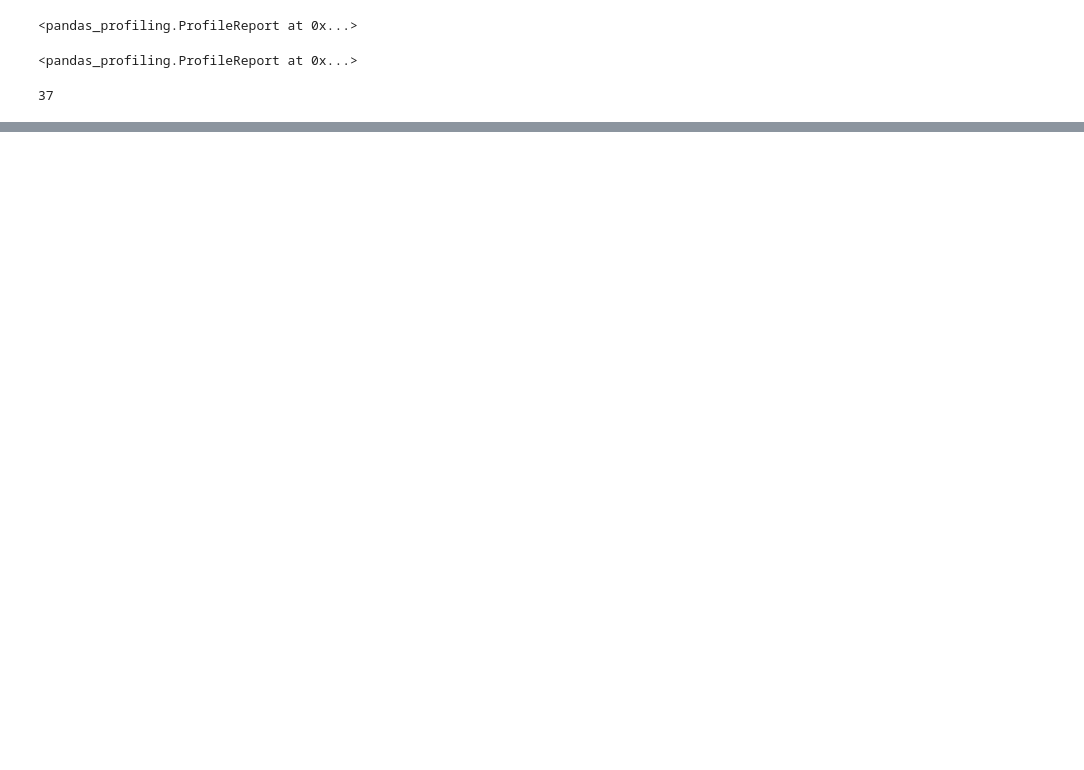
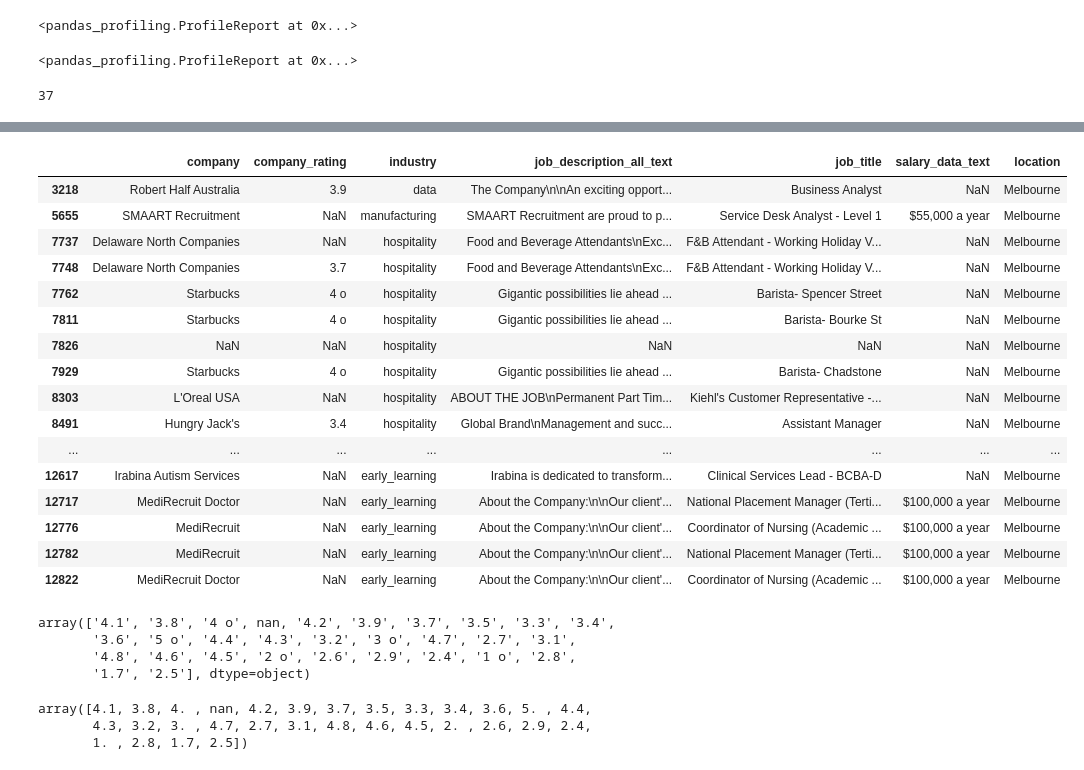
Before and after one commit to LydiaPeabody/job-description-gender-analysis, a Jupyter notebook: JD_analysis.ipynb, the cells around one changed output, grey strips where cells are left out. Saved outputs shown, nothing was run; the diff lists cells and outputs as text; code cells hidden in the pictures; blank space fills up the shorter version.

```diff
--- a/JD_analysis.ipynb
+++ b/JD_analysis.ipynb
@@ -106,0 +108,20 @@ jobs_nona[jobs_nona.company.isna()]
+# %%
+duplicate_jds[duplicate_jds.duplicated('job_description_all_text')]
+# %% [output]
+|  | company | company_rating | industry | job_description_all_text | job_title | salary_data_text | location |
+| 3218 | Robert Half Australia | 3.9 | data | The Company\n\nAn exciting opport... | Business Analyst | NaN | Melbourne |
+| 5655 | SMAART Recruitment | NaN | manufacturing | SMAART Recruitment are proud to p... | Service Desk Analyst - Level 1 | $55,000 a year | Melbourne |
+| 7737 | Delaware North Companies | NaN | hospitality | Food and Beverage Attendants\nExc... | F&B Attendant - Working Holiday V... | NaN | Melbourne |
+| 7748 | Delaware North Companies | 3.7 | hospitality | Food and Beverage Attendants\nExc... | F&B Attendant - Working Holiday V... | NaN | Melbourne |
+| 7762 | Starbucks | 4 o | hospitality | Gigantic possibilities lie ahead ... | Barista- Spencer Street | NaN | Melbourne |
+| 7811 | Starbucks | 4 o | hospitality | Gigantic possibilities lie ahead ... | Barista- Bourke St | NaN | Melbourne |
+| 7826 | NaN | NaN | hospitality | NaN | NaN | NaN | Melbourne |
+| 7929 | Starbucks | 4 o | hospitality | Gigantic possibilities lie ahead ... | Barista- Chadstone | NaN | Melbourne |
+| 8303 | L'Oreal USA | NaN | hospitality | ABOUT THE JOB\nPermanent Part Tim... | Kiehl's Customer Representative -... | NaN | Melbourne |
+| 8491 | Hungry Jack's | 3.4 | hospitality | Global Brand\nManagement and succ... | Assistant Manager | NaN | Melbourne |
+| ... | ... | ... | ... | ... | ... | ... | ... |
+| 12617 | Irabina Autism Services | NaN | early_learning | Irabina is dedicated to transform... | Clinical Services Lead - BCBA-D | NaN | Melbourne |
+| 12717 | MediRecruit Doctor | NaN | early_learning | About the Company:\n\nOur client'... | National Placement Manager (Terti... | $100,000 a year | Melbourne |
+| 12776 | MediRecruit | NaN | early_learning | About the Company:\n\nOur client'... | Coordinator of Nursing (Academic ... | $100,000 a year | Melbourne |
+| 12782 | MediRecruit | NaN | early_learning | About the Company:\n\nOur client'... | National Placement Manager (Terti... | $100,000 a year | Melbourne |
+| 12822 | MediRecruit Doctor | NaN | early_learning | About the Company:\n\nOur client'... | Coordinator of Nursing (Academic ... | $100,000 a year | Melbourne |
@@ -106,0 +131,24 @@ jobs_nona[jobs_nona.company.isna()]
+# %%
+#need to convert rating to float
+jobs_nona.company_rating.unique()
+# %% [output]
+array(['4.1', '3.8', '4 o', nan, '4.2', '3.9', '3.7', '3.5', '3.3', '3.4',
+       '3.6', '5 o', '4.4', '4.3', '3.2', '3 o', '4.7', '2.7', '3.1',
+       '4.8', '4.6', '4.5', '2 o', '2.6', '2.9', '2.4', '1 o', '2.8',
+       '1.7', '2.5'], dtype=object)
+# %%
+float_ratings = []
+for rating in jobs_nona.company_rating:
+    try:
+        float_ratings.append(float(rating))
+    except:
+        new_rating = rating.replace(' ', '.')
+        new_rating = new_rating.replace('o', '0')
+        float_ratings.append(float(new_rating))
+
+jobs_nona.company_rating = float_ratings
+jobs_nona.company_rating.unique()
+# %% [output]
+array([4.1, 3.8, 4. , nan, 4.2, 3.9, 3.7, 3.5, 3.3, 3.4, 3.6, 5. , 4.4,
+       4.3, 3.2, 3. , 4.7, 2.7, 3.1, 4.8, 4.6, 4.5, 2. , 2.6, 2.9, 2.4,
+       1. , 2.8, 1.7, 2.5])
```
Also changed, not shown: parts of 13 cells of this notebook, 2 other files.
